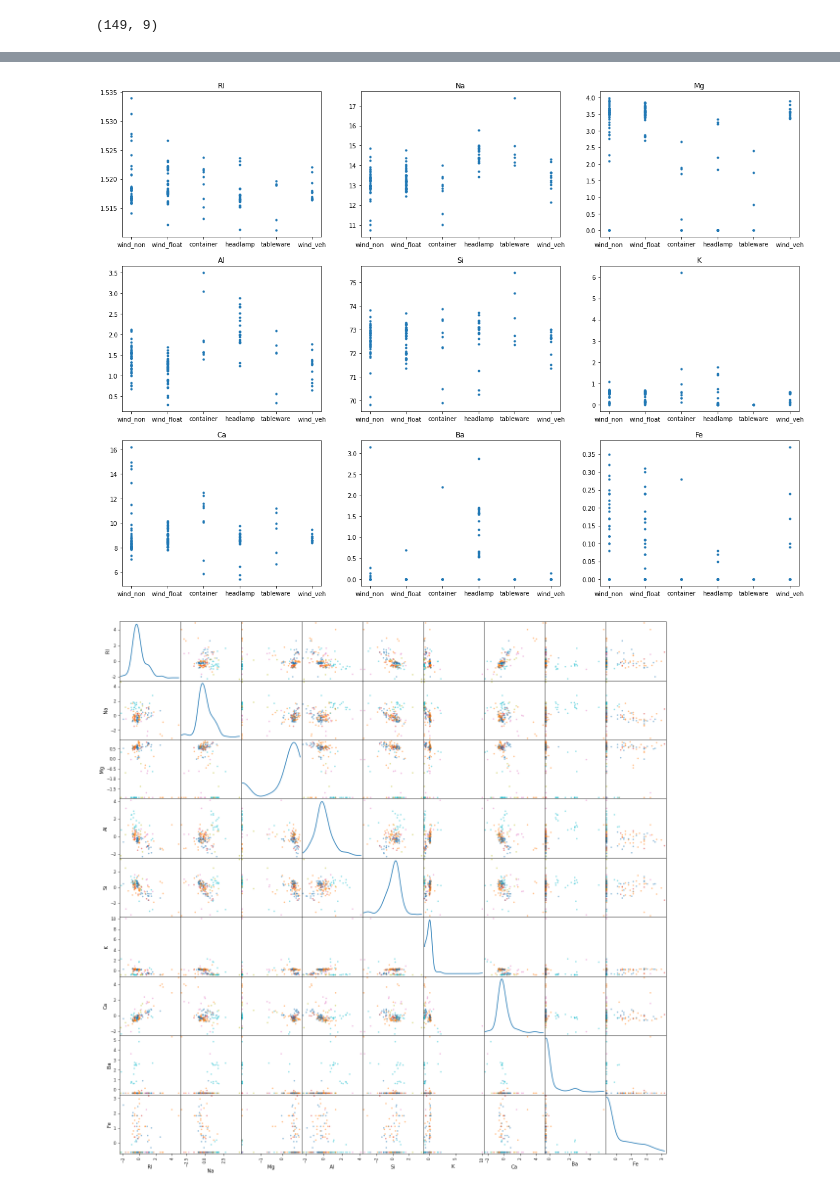
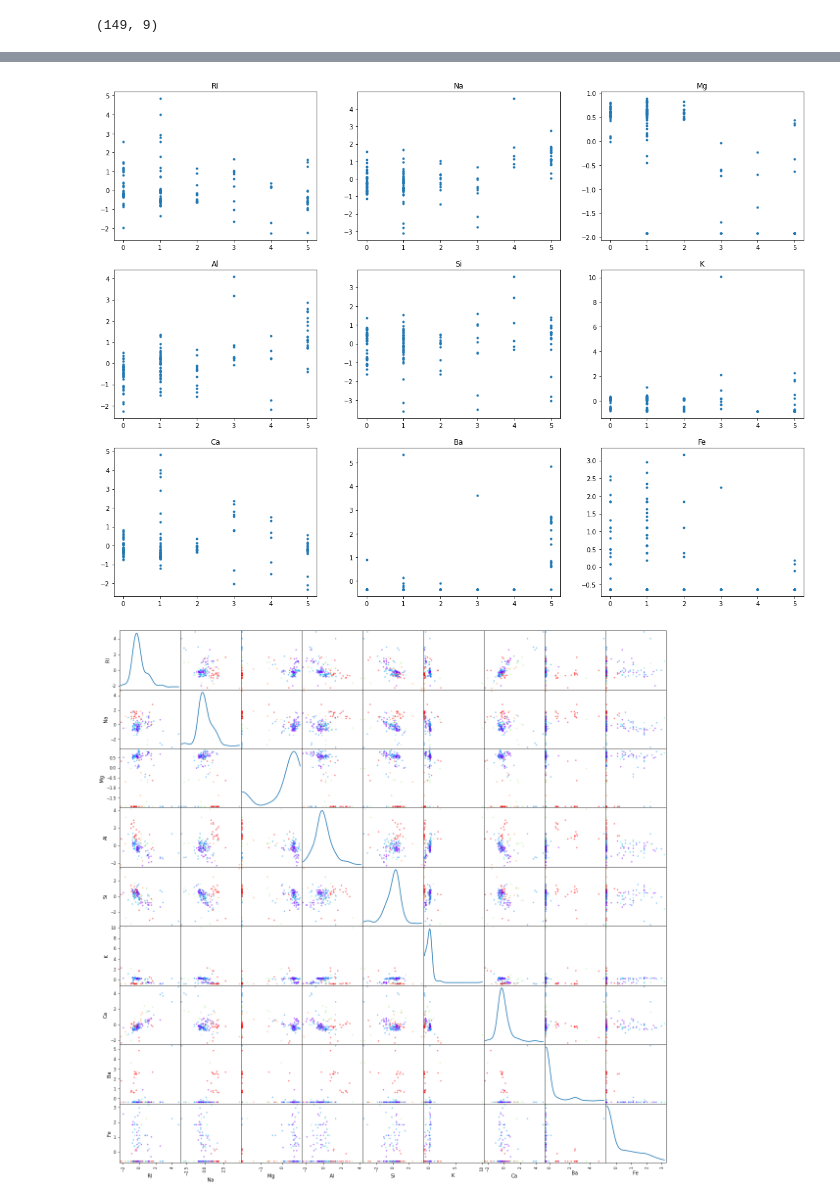
Before and after one commit to Xannadoo/MLProject2021_AC, a Jupyter notebook: Notebooks/Main.ipynb, the cells around one changed output, grey strips where cells are left out. Cells and saved outputs as stored; diff of their text form; code cells hidden in the pictures.

```diff
--- a/Notebooks/Main.ipynb
+++ b/Notebooks/Main.ipynb
@@ -41,0 +100,33 @@ array(['wind_non', 'wind_float', 'container', 'headlamp', 'tableware',
+# %%
+col = 'rainbow' # Colour theme
+
+df = pd.read_csv(TRAIN) # Training dataframe
+a = len(df)
+
+# ensures data is without order, random state fixed for reproducability, frac=1 gives the whole df back but shuffled
+df = df.sample(frac=1, random_state=42).reset_index(drop=True)
+
+if a != len(df):
+    print('WARNING, DATA IS BEING LOST') # confirm still have the whole df
+
+attributes = list(df.columns)[:-1] # Creates list of column names for the dataframe without the class
+
+X = df[attributes].copy() # Attributes
+y = df['type'].copy() # True values
+
+for i in range(len(y)):
+    if y[i] > 4:
+        y[i] = y[i] - 2
+    else:
+        y[i] = y[i] - 1
+
+lb = preprocessing.LabelBinarizer()
+new_y = pd.DataFrame(lb.fit_transform(y))
+
+y_list = y.unique() # 'y' values
+
+#round(df.describe(),2)
+df['type'] = y
+df[[0,1,2,3,4,5]] = new_y
+
+round(df[attributes].describe(),2) #There is a lot of variation, so being standardised will be needed for some models
@@ -78,0 +156,3 @@ round(X_std.describe(), 2) #standardised to mean 0, std 1
+# %%
+df[attributes] = z_score(df[attributes])
+round(df[attributes].describe(),2)
@@ -112,18 +207,18 @@ df[df['type_desc']== 'container'] #also has relatively few samples.
 # %%
 #visualise distributions by catagory and attribute
 fig, ax = plt.subplots(3,3,figsize=(20,15))
 
 for i in range(len(attributes)):
     plt.subplot(3,3,i+1)
-    plt.scatter(df['type_desc'], X[attributes[i]], marker='.')
+    plt.scatter(df['type'], X[attributes[i]], marker='.')
     plt.title(f'{attributes[i]}');
 
 #plt.savefig('../Vis/attribute_distributions');
 # %% [output]
-[figure, old version]
+[figure, new version]
 # %%
-pd.plotting.scatter_matrix(X_std, c=y, figsize=(20,20), diagonal='kde', cmap=col);
+pd.plotting.scatter_matrix(X, c=y, figsize=(20,20), diagonal='kde', cmap=col);
 
 #plt.savefig('../Vis/early_plot');
 # %% [output]
-[figure, old version]
+[figure, new version]
```
Also changed, not shown: parts of 20 cells of this notebook, 2 other files.
